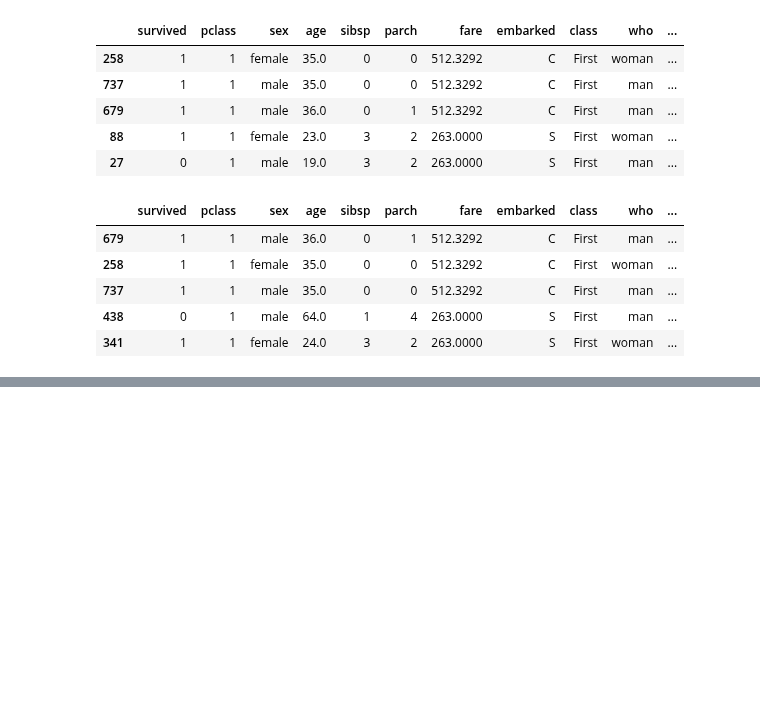
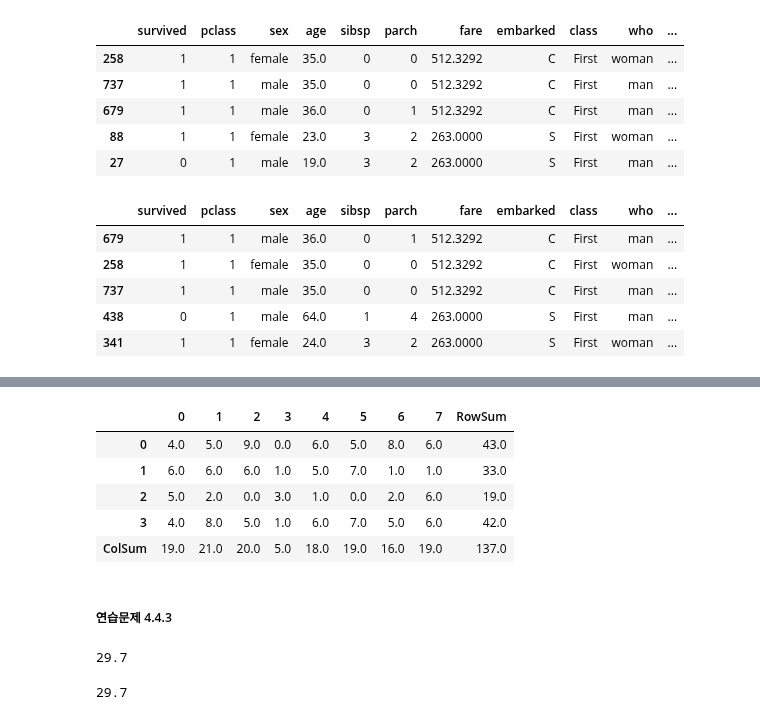
Before and after one commit to rubinkim/machine_learning_07_2022, a Jupyter notebook: 02_pandas/05_데이터조작.ipynb, the cells around one changed output, grey strips where cells are left out. Cells and saved outputs as stored; diff of their text form; code cells hidden in the pictures; blank space fills up the shorter version.

```diff
--- a/02_pandas/05_데이터조작.ipynb
+++ b/02_pandas/05_데이터조작.ipynb
@@ -231,0 +234,4 @@ titanic.sort_values(by=['fare','age'], ascending=False).head()
+# %%
+np.random.seed(2021)
+df2 = pd.DataFrame(data=np.random.randint(10, size=(4,8)))
+df2
@@ -231,0 +276,3 @@ titanic.sort_values(by=['fare','age'], ascending=False).head()
+# %%
+df2['RowSum'] = df2.sum(axis=1)
+df2
@@ -231,0 +285,22 @@ titanic.sort_values(by=['fare','age'], ascending=False).head()
+# %%
+df2.loc['ColSum', :] = df2.sum(axis=0)
+df2
+# %% [output]
+|  | 0 | 1 | 2 | 3 | 4 | 5 | 6 | 7 | RowSum |
+| 0 | 4.0 | 5.0 | 9.0 | 0.0 | 6.0 | 5.0 | 8.0 | 6.0 | 43.0 |
+| 1 | 6.0 | 6.0 | 6.0 | 1.0 | 5.0 | 7.0 | 1.0 | 1.0 | 33.0 |
+| 2 | 5.0 | 2.0 | 0.0 | 3.0 | 1.0 | 0.0 | 2.0 | 6.0 | 19.0 |
+| 3 | 4.0 | 8.0 | 5.0 | 1.0 | 6.0 | 7.0 | 5.0 | 6.0 | 42.0 |
+| ColSum | 19.0 | 21.0 | 20.0 | 5.0 | 18.0 | 19.0 | 16.0 | 19.0 | 137.0 |
+# %% [markdown]
+##### 연습문제 4.4.3
+# %%
+# 1. 승객의 평균 나이
+np.round(titanic.age.mean(), 1)
+# %% [output]
+29.7
+# %%
+# 승객이 평균 나이
+titanic.mean().round(1).loc['age']
+# %% [output]
+29.7
```
Also changed, not shown: parts of 13 cells of this notebook.
